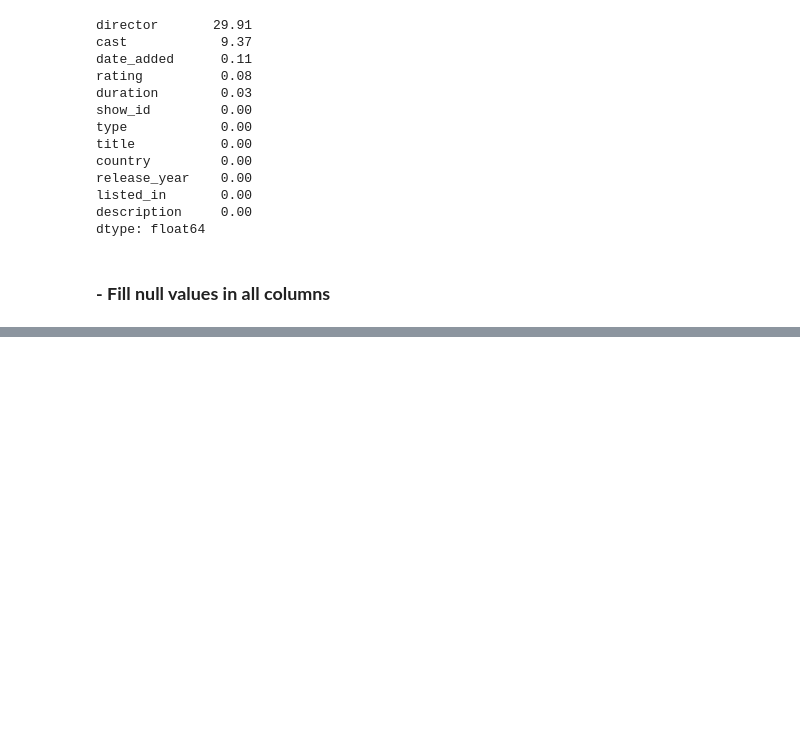
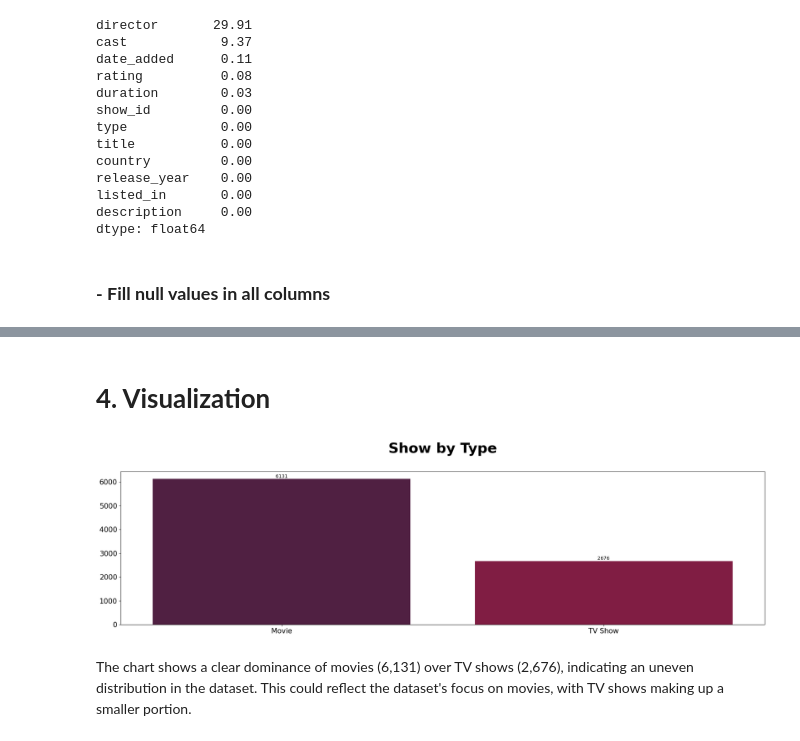
Before and after one commit to noahnoahnoahtran/project22-netflix-analysis, a Jupyter notebook: netflix_title_analysis.ipynb, the cells around one changed output, grey strips where cells are left out. Saved outputs shown, nothing was run; the diff lists cells and outputs as text; code cells hidden in the pictures; blank space fills up the shorter version.

```diff
--- a/netflix_title_analysis.ipynb
+++ b/netflix_title_analysis.ipynb
@@ -170,3 +170,8 @@ for i in mode_im:
 # %%
 df['month'] = df['date_added'].apply(lambda x : x.lstrip().split(' ')[0])
 df['year'] = df['date_added'].apply(lambda x : x.split(', ')[-1])
+# %%
+#Drop useless columns
+
+df.drop(['show_id', 'date_added', 'description'], axis = 1, inplace = True)
+df.isnull().sum()
@@ -172,0 +200,19 @@ df['year'] = df['date_added'].apply(lambda x : x.split(', ')[-1])
+# %% [markdown]
+# **4. Visualization**
+# %%
+#Show by type
+
+plt.figure(figsize = (20, 6))
+ax = sns.countplot(x = 'type', data = df, palette = colors)
+for p in ax.patches:
+    ax.annotate(int(p.get_height()), (p.get_x() + p.get_width() / 2, p.get_height() + 1), ha = 'center', va = 'bottom', color = 'black')
+    ax.tick_params(axis = 'both', labelsize = 15)
+ax.set_xlabel('')
+ax.set_ylabel('')
+plt.title('Show by Type\n', fontsize = 30, fontweight = 'bold')
+plt.tight_layout()
+plt.show()
+# %% [output]
+[figure, added]
+# %% [markdown]
+The chart shows a clear dominance of movies (6,131) over TV shows (2,676), indicating an uneven distribution in the dataset. This could reflect the dataset's focus on movies, with TV shows making up a smaller portion.
```
Also changed, not shown: parts of 15 cells of this notebook.
